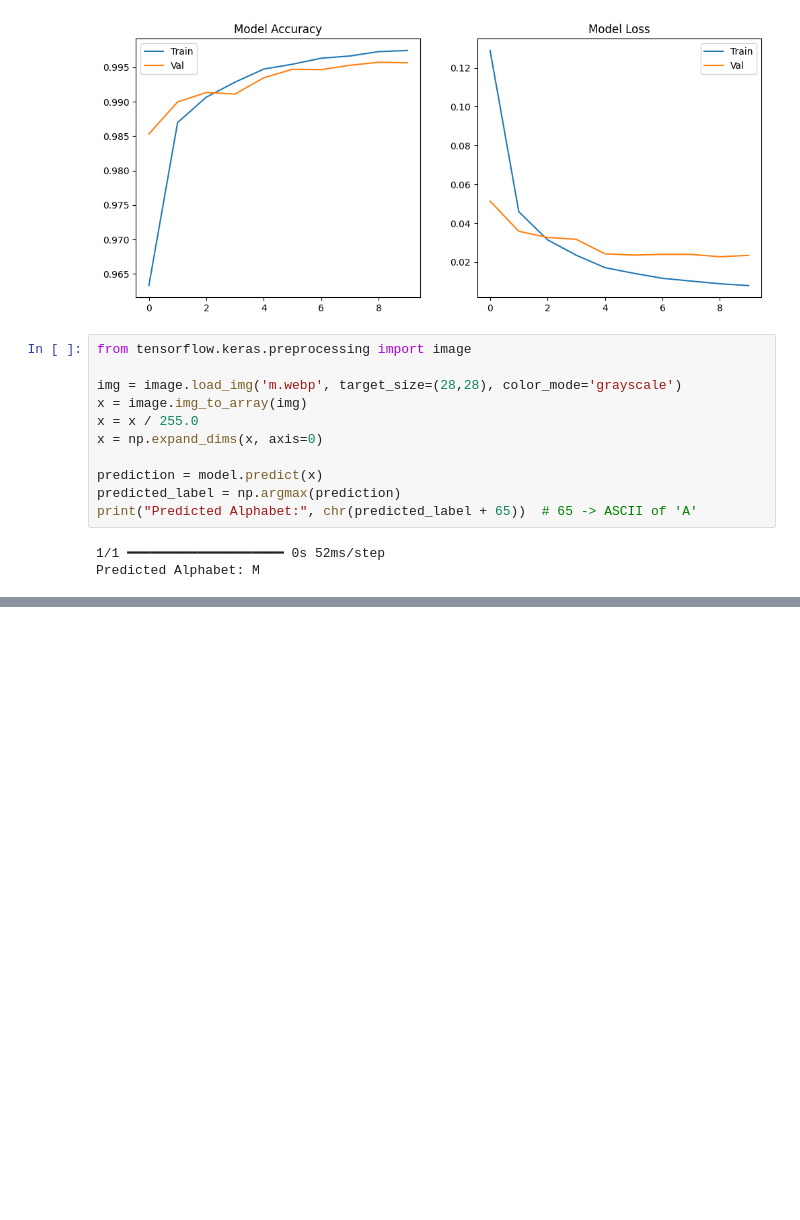
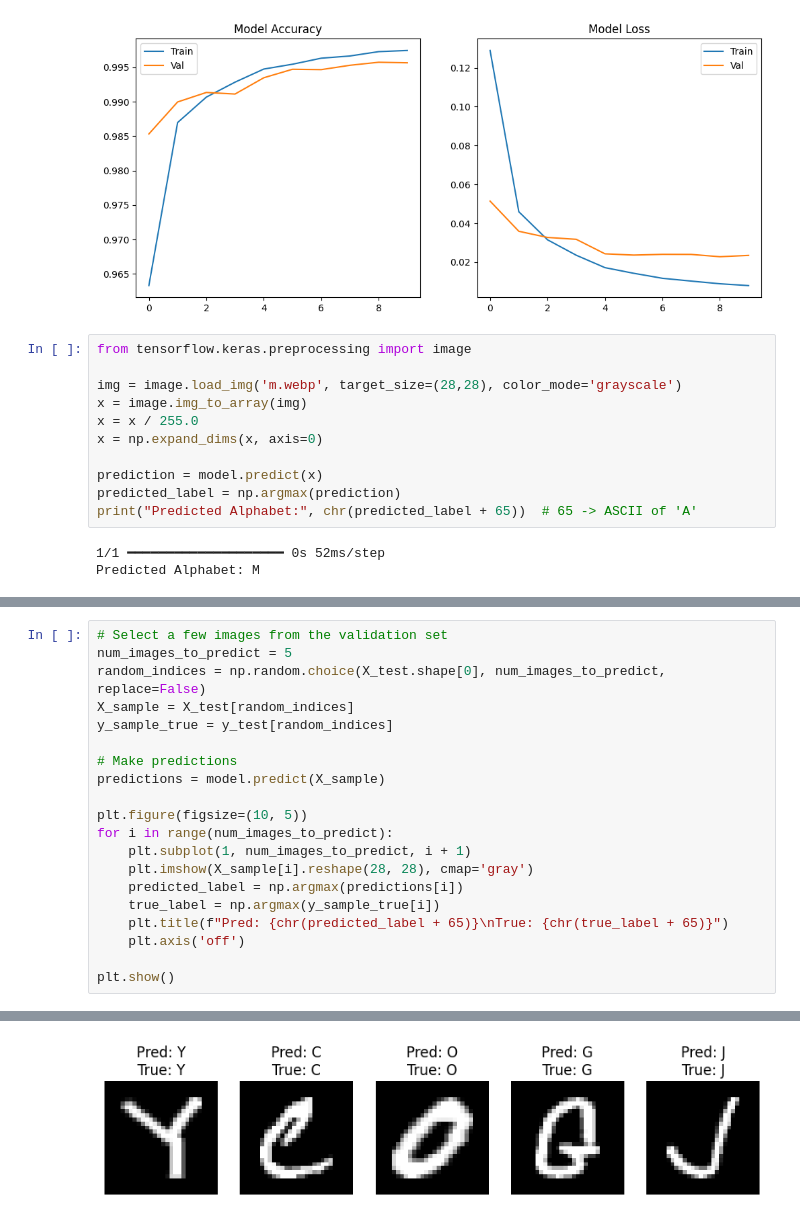
Before and after one commit to chandan11248/deep-learning, a Jupyter notebook: Handwriting_recognization_model.ipynb, the cells around one changed output, grey strips where cells are left out. Drawn from its saved outputs; the diff is of its cells as text; blank space fills up the shorter version.

Commit message:
handwriting recognization model having a powerful model with accuracy 99.5%

```diff
--- a/Handwriting_recognization_model.ipynb
+++ b/Handwriting_recognization_model.ipynb
@@ -143,0 +165,21 @@ Predicted Alphabet: M
+# %%
+# Select a few images from the validation set
+num_images_to_predict = 5
+random_indices = np.random.choice(X_test.shape[0], num_images_to_predict, replace=False)
+X_sample = X_test[random_indices]
+y_sample_true = y_test[random_indices]
+
+# Make predictions
+predictions = model.predict(X_sample)
+
+plt.figure(figsize=(10, 5))
+for i in range(num_images_to_predict):
+    plt.subplot(1, num_images_to_predict, i + 1)
+    plt.imshow(X_sample[i].reshape(28, 28), cmap='gray')
+    predicted_label = np.argmax(predictions[i])
+    true_label = np.argmax(y_sample_true[i])
+    plt.title(f"Pred: {chr(predicted_label + 65)}\nTrue: {chr(true_label + 65)}")
+    plt.axis('off')
+
+plt.show()
+# %% [output]
@@ -143,0 +187 @@ Predicted Alphabet: M
+[figure, added]
```
Also changed, not shown: parts of 3 cells of this notebook.
